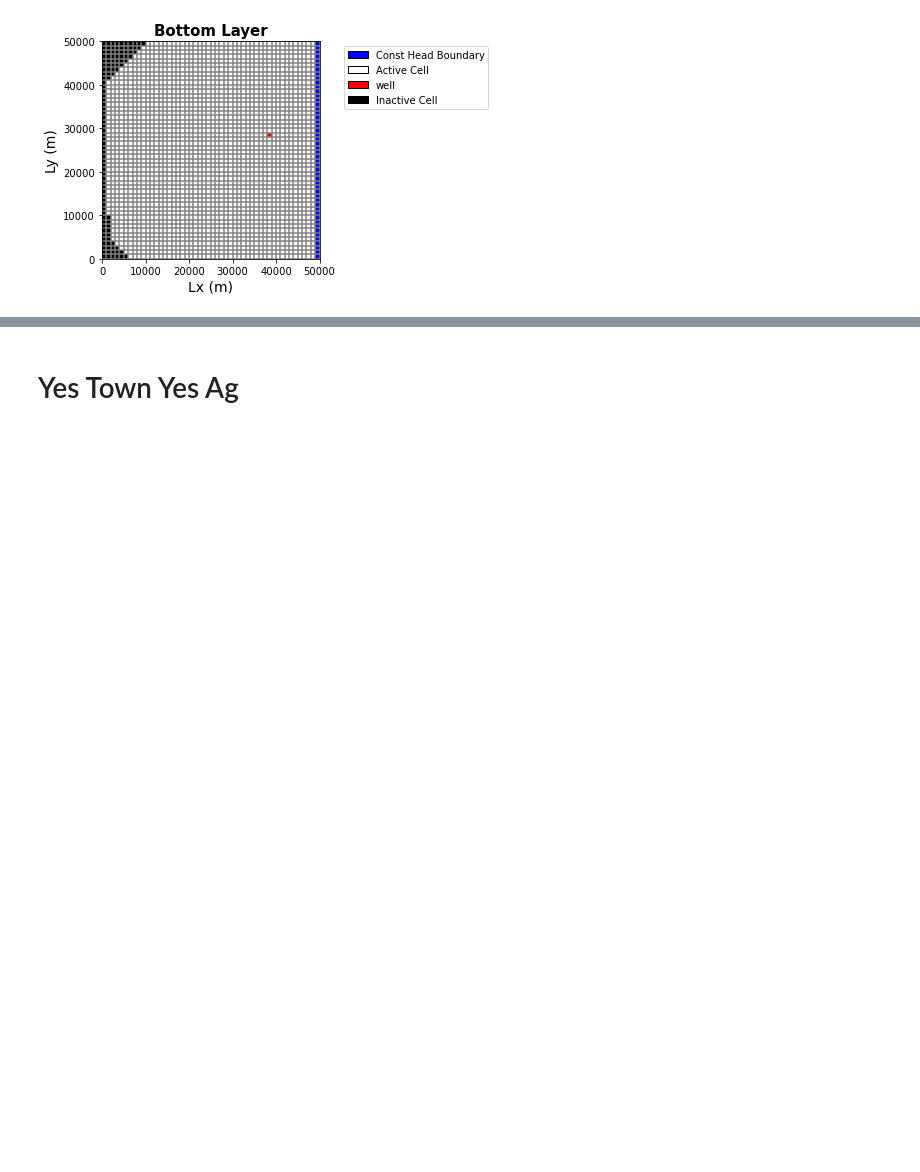
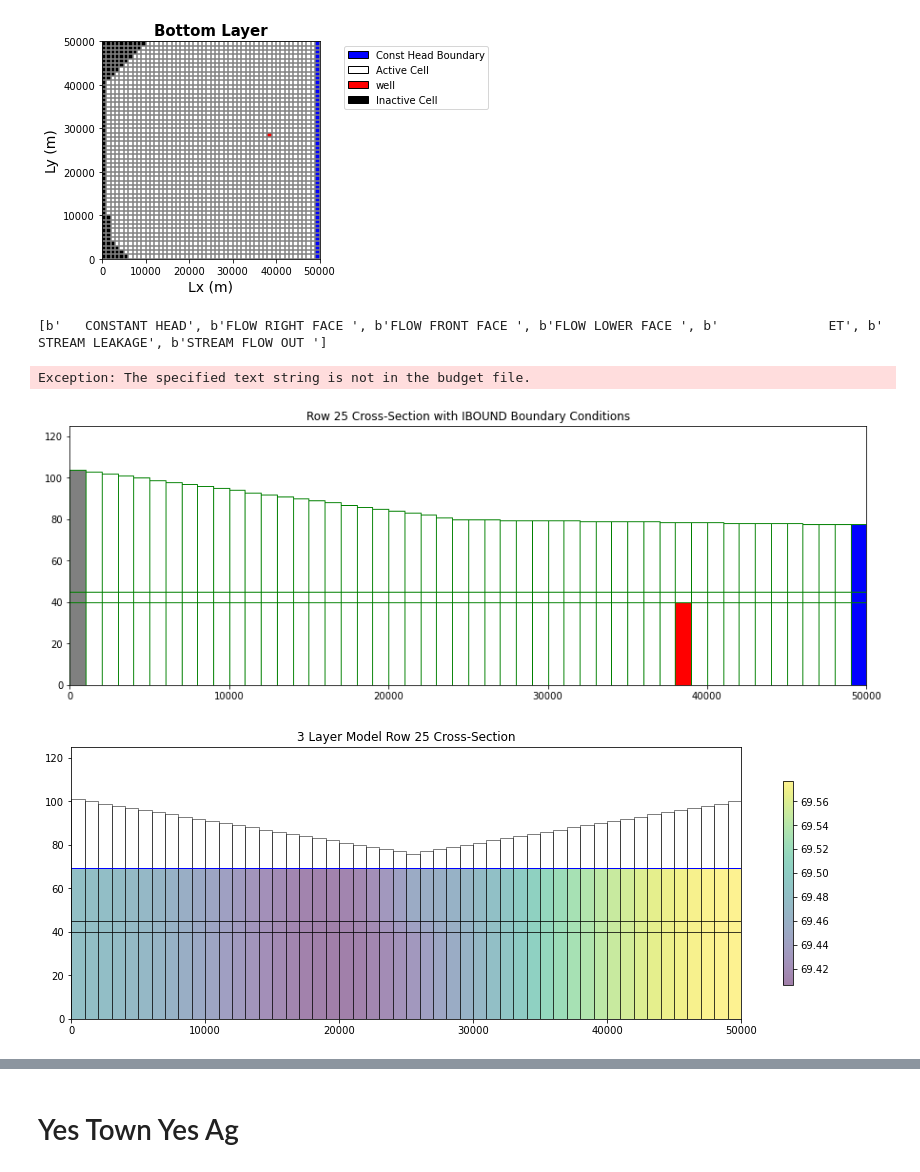
Before and after one commit to GW-modelling-Spring2022/homework-hsiehdf, a Jupyter notebook: Working/HW12_WatershedModel/BigChallenge.ipynb, the cells around one changed output, grey strips where cells are left out. Cells and saved outputs as stored; diff of their text form; code cells hidden in the pictures; blank space fills up the shorter version.

```diff
--- a/Working/HW12_WatershedModel/BigChallenge.ipynb
+++ b/Working/HW12_WatershedModel/BigChallenge.ipynb
@@ -556,3 +575,71 @@ plt.legend(handles=[#mp.patches.Patch(color='purple',label='Stream',ec='black'),
 plt.show(modelmap)
 # %% [output]
 [figure]
+# %%
+budgobj1 = bf.CellBudgetFile("NTNA_model"+'.cbc')   #reads the cell budget file
+
+#Head - 3 layer model
+headobj3 = bf.HeadFile("YTNA_model"+'.hds')    #reads the binary head file
+times = headobj3.get_times()                 #returns a list of timesteps
+head3 = headobj3.get_data(totim=times[-1])   #returns a numpy array of heads for specified time (last timestep)
+
+#Water balance - 3 layer
+budgobj3 = bf.CellBudgetFile("YTNA_model"+'.cbc')   #reads the cell budget file
+print(budgobj3.get_unique_record_names())
+kstpkper_list3 = budgobj1.get_kstpkper()          #returns a list of stress periods & timesteps
+frf3 = budgobj3.get_data(text='flow right face', totim=1.0) #returns an array of flow rates for right face of cells
+fff3 = budgobj3.get_data(text='flow front face', totim=1.0) #returns an array of flow rates for front face of cells
+recharge3 = budgobj3.get_data(text='RECHARGE', totim=1.0)
+print(len(frf3))
+
+fig3=plt.figure(figsize=(10,10))
+# print(fff1[0][0][40])
+# print(frf3[0][2][40])
+
+modelmap = flopy.plot.PlotMapView(model=m2, layer=2) #use modelmap to attach plot to model
+#grid = modelmap.plot_grid() #plot model grid
+qm = modelmap.plot_ibound()
+contour_levels = np.linspace(head3[0][0].min(),head3[0][0].max(),11) #set contour levels for contouring head
+head_contours = modelmap.contour_array(head3, levels=contour_levels) #create head contours
+flows = modelmap.plot_discharge(frf3[0], fff3[0], head=head3) #create discharge arrows
+
+#display parameters
+plt.xlabel('Lx (m)',fontsize = 14)
+plt.ylabel('Ly (m)',fontsize = 14)
+plt.title('3 layer scenario', fontsize = 15, fontweight = 'bold')
+plt.colorbar(head_contours,aspect=5)
+# %% [output]
+[b'   CONSTANT HEAD', b'FLOW RIGHT FACE ', b'FLOW FRONT FACE ', b'FLOW LOWER FACE ', b'              ET', b'  STREAM LEAKAGE', b'STREAM FLOW OUT ']
+Exception: The specified text string is not in the budget file.
+# %%
+fig = plt.figure(figsize=(15, 5))
+ax = fig.add_subplot(1, 1, 1)
+
+xsect = flopy.plot.PlotCrossSection(model=m2, line={'row': 21}) #note use the key 'column' if you want to plot a column instead
+patches = xsect.plot_ibound(color_noflow='gray', color_ch='blue')
+patches = xsect.plot_bc('WEL', color='red')
+linecollection = xsect.plot_grid(color='green')
+t = ax.set_title('Row 25 Cross-Section with IBOUND Boundary Conditions')
+
+#### 3 layered model
+#Head - 3 layer model
+headobj3 = bf.HeadFile("YTNA_model"+'.hds')    #reads the binary head file
+times = headobj3.get_times()                 #returns a list of timesteps
+head3 = headobj3.get_data(totim=times[-1])   #returns a numpy array of heads for specified time (last timestep)
+
+fig = plt.figure(figsize=(15, 5))
+ax = fig.add_subplot(1, 1, 1)
+
+xsect = flopy.plot.PlotCrossSection(model=m2, line={'column': 24}) #note use the key 'column' if you want to plot a column instaed
+pc = xsect.plot_array(head3, masked_values=[999.], head=head3, alpha=0.5)
+patches = xsect.plot_ibound(head=head3)
+#patches = xsect.plot_ibound(color_noflow='red', color_ch='blue')
+#patches = xsect.plot_bc('WEL', color='red')
+linecollection = xsect.plot_grid(color='black', lw=0.5)
+t = ax.set_title('3 Layer Model Row 25 Cross-Section')
+cb = plt.colorbar(pc, shrink=0.75)
+#Overlay the head in a layer of the model- in this case I'm doing the top layer i.e. head3[0,:,:]
+wt = xsect.plot_surface(head3[0,:,:], masked_values=[999.], color='blue', lw=1)
+# %% [output]
+[figure, added]
+[figure, added]
```
Also changed, not shown: parts of 32 cells of this notebook, 2 other files.
